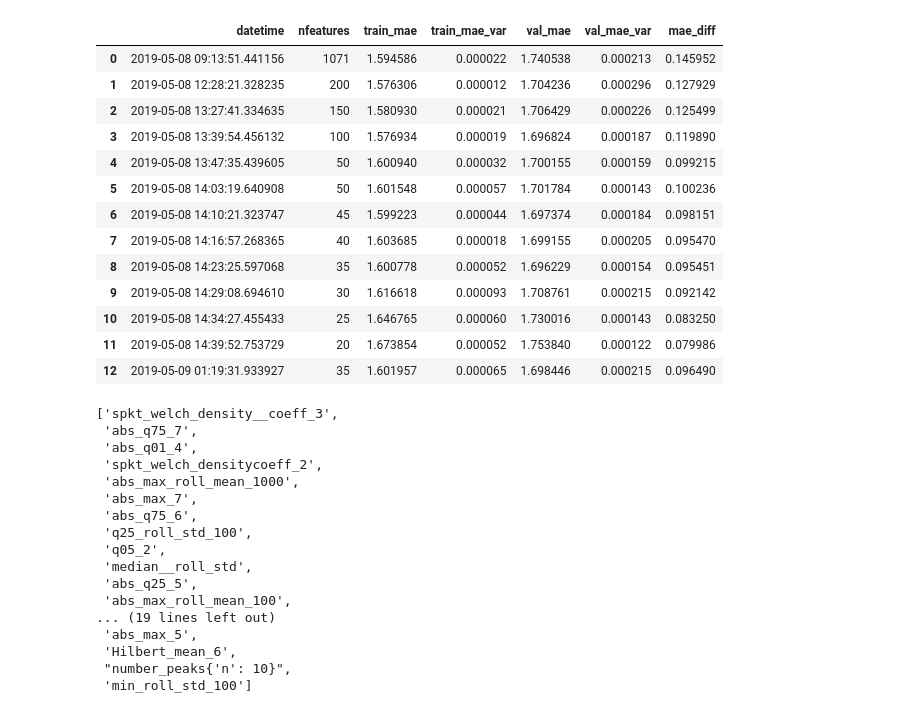
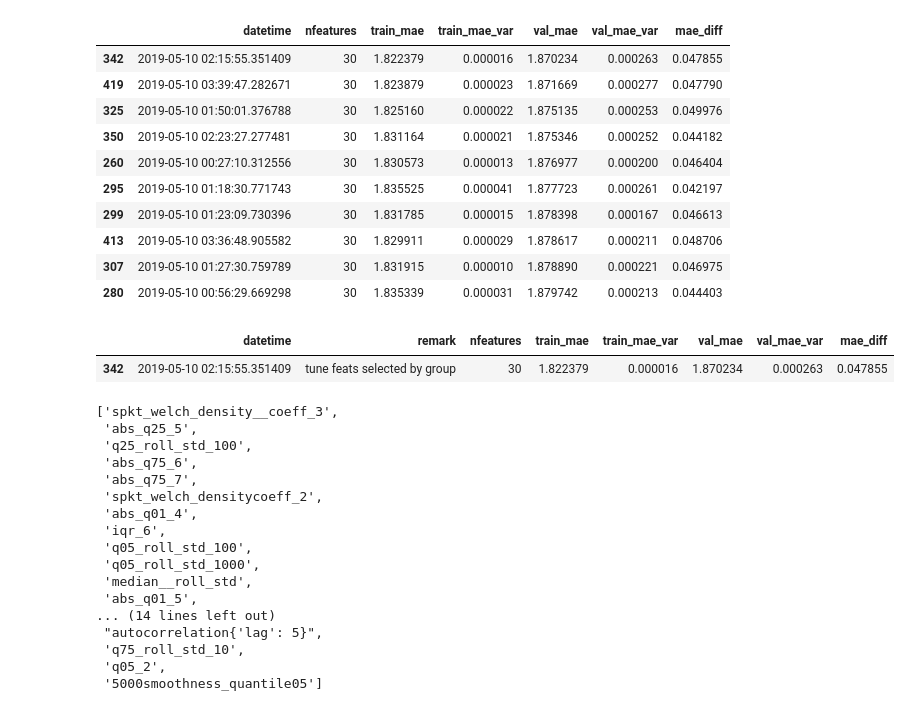
Before and after one commit to arhow/LANLEarthquakePrediction2019, a Jupyter notebook: catboost.ipynb, the cells around one changed output. Drawn from its saved outputs; the diff is of its cells as text; code cells hidden in the pictures.

Commit message:
tune catboost

```diff
--- a/catboost.ipynb
+++ b/catboost.ipynb
@@ -38,3 +40,8 @@ test_y.index = df_train['index']
 tsfresh_columns = select_features(test_X, test_y).columns.tolist()
 # %%
 original_columns = df_train.columns.drop(['index','y','label','group']).tolist()
+# %%
+# mytrial = []
+mytrial = list(pd.read_pickle('../trial/catboost.pkl').T.to_dict().values())
+df_trial = pd.DataFrame(mytrial)
+len(mytrial)
@@ -70,3 +57,0 @@ df_feature_importances.sort_values(by=['average_model_weight'], ascending=False)
-# %%
-mytrial = []
-# mytrial = list(pd.read_pickle('trial/catboost.pkl').T.to_dict().values())
@@ -180,21 +183,24 @@ df_submit['seg_id'] = df_test_pred['index']
 df_submit.to_csv('submission.csv', index=False)
 # %%
 df_trial = pd.DataFrame(mytrial)
+# %%
+#[df_trial['mae_diff']<.05].sort_values(by=['val_mae']) | (df_trial['remark']=='tune feats selected by group ')
+df_trial[(df_trial['remark']=='tune feats selected by group ')&(df_trial['mae_diff']<.05)].sort_values(by=['val_mae'], ascending=True)[['datetime','nfeatures', 'train_mae','train_mae_var','val_mae','val_mae_var','mae_diff']].head(10)
+# %% [output]
+|  | datetime | nfeatures | train_mae | train_mae_var | val_mae | val_mae_var | mae_diff |
+| 342 | 2019-05-10 02:15:55.351409 | 30 | 1.822379 | 0.000016 | 1.870234 | 0.000263 | 0.047855 |
+| 419 | 2019-05-10 03:39:47.282671 | 30 | 1.823879 | 0.000023 | 1.871669 | 0.000277 | 0.047790 |
+| 325 | 2019-05-10 01:50:01.376788 | 30 | 1.825160 | 0.000022 | 1.875135 | 0.000253 | 0.049976 |
+| 350 | 2019-05-10 02:23:27.277481 | 30 | 1.831164 | 0.000021 | 1.875346 | 0.000252 | 0.044182 |
+| 260 | 2019-05-10 00:27:10.312556 | 30 | 1.830573 | 0.000013 | 1.876977 | 0.000200 | 0.046404 |
+| 295 | 2019-05-10 01:18:30.771743 | 30 | 1.835525 | 0.000041 | 1.877723 | 0.000261 | 0.042197 |
+| 299 | 2019-05-10 01:23:09.730396 | 30 | 1.831785 | 0.000015 | 1.878398 | 0.000167 | 0.046613 |
+| 413 | 2019-05-10 03:36:48.905582 | 30 | 1.829911 | 0.000029 | 1.878617 | 0.000211 | 0.048706 |
+| 307 | 2019-05-10 01:27:30.759789 | 30 | 1.831915 | 0.000010 | 1.878890 | 0.000221 | 0.046975 |
+| 280 | 2019-05-10 00:56:29.669298 | 30 | 1.835339 | 0.000031 | 1.879742 | 0.000213 | 0.044403 |
 # %%
-df_trial[['datetime','nfeatures', 'train_mae','train_mae_var','val_mae','val_mae_var','mae_diff']].head(100)
+df_trial.loc[342:342][['datetime','remark','nfeatures', 'train_mae','train_mae_var','val_mae','val_mae_var','mae_diff']]
 # %% [output]
-|  | datetime | nfeatures | train_mae | train_mae_var | val_mae | val_mae_var | mae_diff |
-| 0 | 2019-05-08 09:13:51.441156 | 1071 | 1.594586 | 0.000022 | 1.740538 | 0.000213 | 0.145952 |
-| 1 | 2019-05-08 12:28:21.328235 | 200 | 1.576306 | 0.000012 | 1.704236 | 0.000296 | 0.127929 |
-| 2 | 2019-05-08 13:27:41.334635 | 150 | 1.580930 | 0.000021 | 1.706429 | 0.000226 | 0.125499 |
-| 3 | 2019-05-08 13:39:54.456132 | 100 | 1.576934 | 0.000019 | 1.696824 | 0.000187 | 0.119890 |
-| 4 | 2019-05-08 13:47:35.439605 | 50 | 1.600940 | 0.000032 | 1.700155 | 0.000159 | 0.099215 |
-| 5 | 2019-05-08 14:03:19.640908 | 50 | 1.601548 | 0.000057 | 1.701784 | 0.000143 | 0.100236 |
-| 6 | 2019-05-08 14:10:21.323747 | 45 | 1.599223 | 0.000044 | 1.697374 | 0.000184 | 0.098151 |
-| 7 | 2019-05-08 14:16:57.268365 | 40 | 1.603685 | 0.000018 | 1.699155 | 0.000205 | 0.095470 |
-| 8 | 2019-05-08 14:23:25.597068 | 35 | 1.600778 | 0.000052 | 1.696229 | 0.000154 | 0.095451 |
-| 9 | 2019-05-08 14:29:08.694610 | 30 | 1.616618 | 0.000093 | 1.708761 | 0.000215 | 0.092142 |
-| 10 | 2019-05-08 14:34:27.455433 | 25 | 1.646765 | 0.000060 | 1.730016 | 0.000143 | 0.083250 |
-| 11 | 2019-05-08 14:39:52.753729 | 20 | 1.673854 | 0.000052 | 1.753840 | 0.000122 | 0.079986 |
-| 12 | 2019-05-09 01:19:31.933927 | 35 | 1.601957 | 0.000065 | 1.698446 | 0.000215 | 0.096490 |
+|  | datetime | remark | nfeatures | train_mae | train_mae_var | val_mae | val_mae_var | mae_diff |
+| 342 | 2019-05-10 02:15:55.351409 | tune feats selected by group | 30 | 1.822379 | 0.000016 | 1.870234 | 0.000263 | 0.047855 |
 # %%
@@ -202,20 +208,20 @@ df_trial.to_pickle('trial/catboost.pkl')
 # %%
-df_trial.loc[12]['param']['columns']
+df_trial.loc[342]['param']['columns']
 # %% [output]
 ['spkt_welch_density__coeff_3',
+ 'abs_q25_5',
+ 'q25_roll_std_100',
+ 'abs_q75_6',
  'abs_q75_7',
+ 'spkt_welch_densitycoeff_2',
  'abs_q01_4',
- 'spkt_welch_densitycoeff_2',
- 'abs_max_roll_mean_1000',
- 'abs_max_7',
- 'abs_q75_6',
- 'q25_roll_std_100',
+ 'iqr_6',
+ 'q05_roll_std_100',
+ 'q05_roll_std_1000',
+ 'median__roll_std',
+ 'abs_q01_5',
+... (14 lines left out)
+ "autocorrelation{'lag': 5}",
+ 'q75_roll_std_10',
  'q05_2',
- 'median__roll_std',
- 'abs_q25_5',
- 'abs_max_roll_mean_100',
-... (19 lines left out)
- 'abs_max_5',
- 'Hilbert_mean_6',
- "number_peaks{'n': 10}",
- 'min_roll_std_100']
+ '5000smoothness_quantile05']
```
Also changed, not shown: parts of 12 cells of this notebook, 3 other files.
